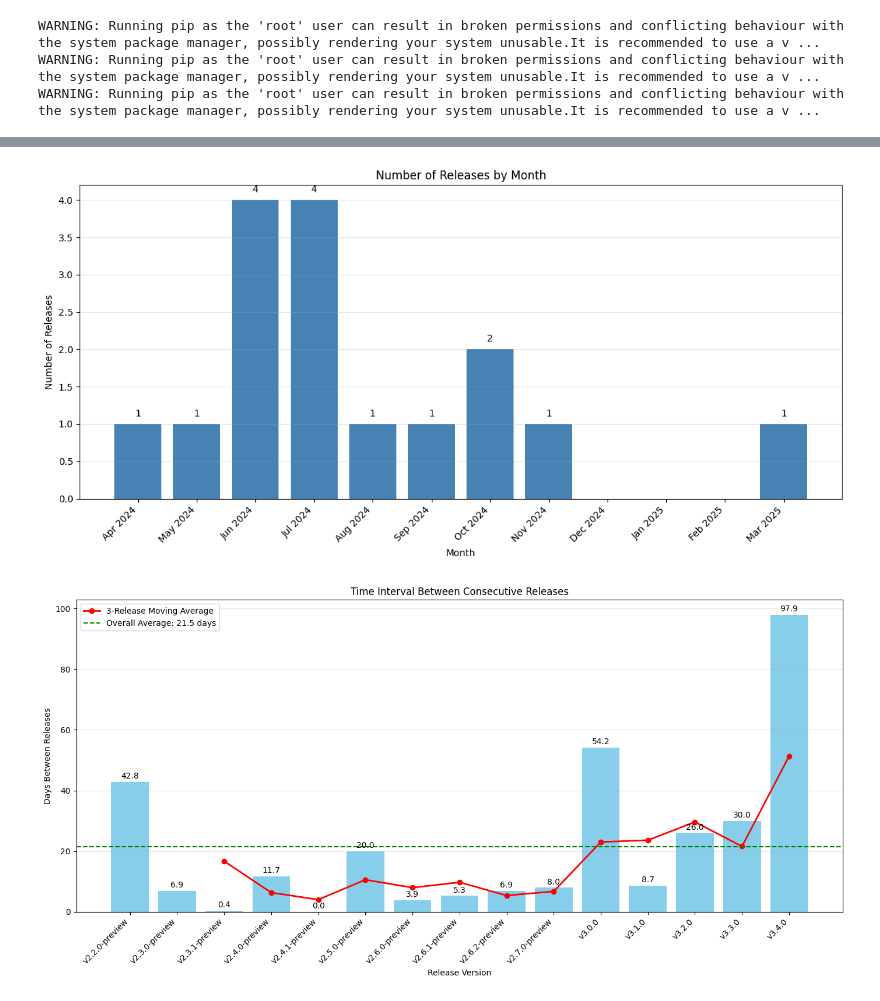
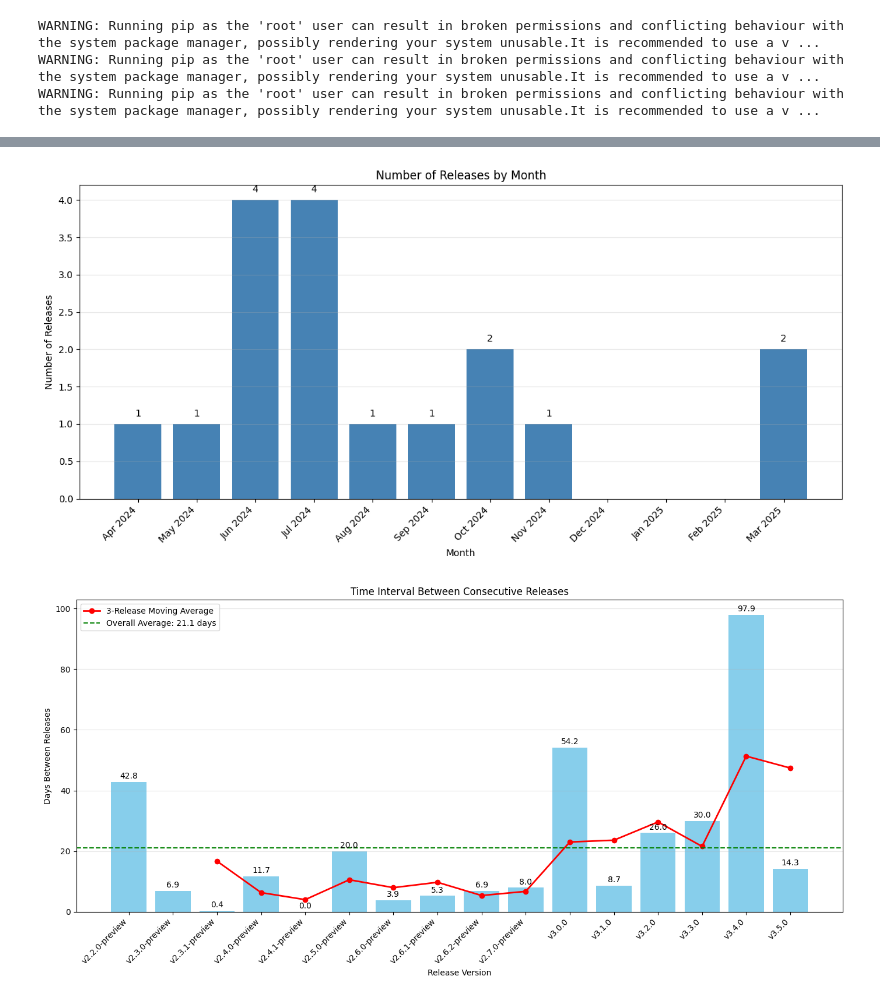
Before and after one commit to devorekristen/terraform-provider-power-platform, a Jupyter notebook: metrics/metrics.ipynb, the cells around one changed output, grey strips where cells are left out. Saved outputs shown, nothing was run; the diff lists cells and outputs as text; code cells hidden in the pictures.

```diff
--- a/metrics/metrics.ipynb
+++ b/metrics/metrics.ipynb
@@ -161,4 +165,5 @@ plt.show()
 # %%
+releases = repo.get_releases()
 # Extract month and year from each release's published_at date
 release_dates = []
 for release in releases:
@@ -249,32 +254,32 @@ plt.figure(figsize=(14, 7))
 bars = plt.bar(range(len(release_titles)), intervals_days, color='skyblue')
 
 # Add moving average line - start from the 3rd release
 x_values = range(2, len(release_titles))
 y_values = moving_avg[2:]  # Skip first two None values
 plt.plot(x_values, y_values, 'r-', linewidth=2,
          label='3-Release Moving Average', marker='o')
 
 # Add average line
 avg_interval_days = sum(intervals_days) / len(intervals_days)
 plt.axhline(y=avg_interval_days, color='g', linestyle='--',
            label=f'Overall Average: {avg_interval_days:.1f} days')
 
 # Format the plot
 plt.xlabel('Release Version')
 plt.ylabel('Days Between Releases')
 plt.title('Time Interval Between Consecutive Releases')
 plt.xticks(range(len(release_titles)), release_titles, rotation=45, ha='right')
 plt.grid(axis='y', alpha=0.3)
 
 # Add data labels on bars
 for bar, interval in zip(bars, intervals_days):
     height = bar.get_height()
     plt.text(bar.get_x() + bar.get_width()/2., height + 0.5,
              f'{height:.1f}', ha='center', va='bottom')
 
 plt.legend()
 plt.tight_layout()
 plt.show()
 # %% [output]
-[figure, old version]
+[figure, new version]
-[figure, old version]
+[figure, new version]
```
Also changed, not shown: parts of 12 cells of this notebook.
